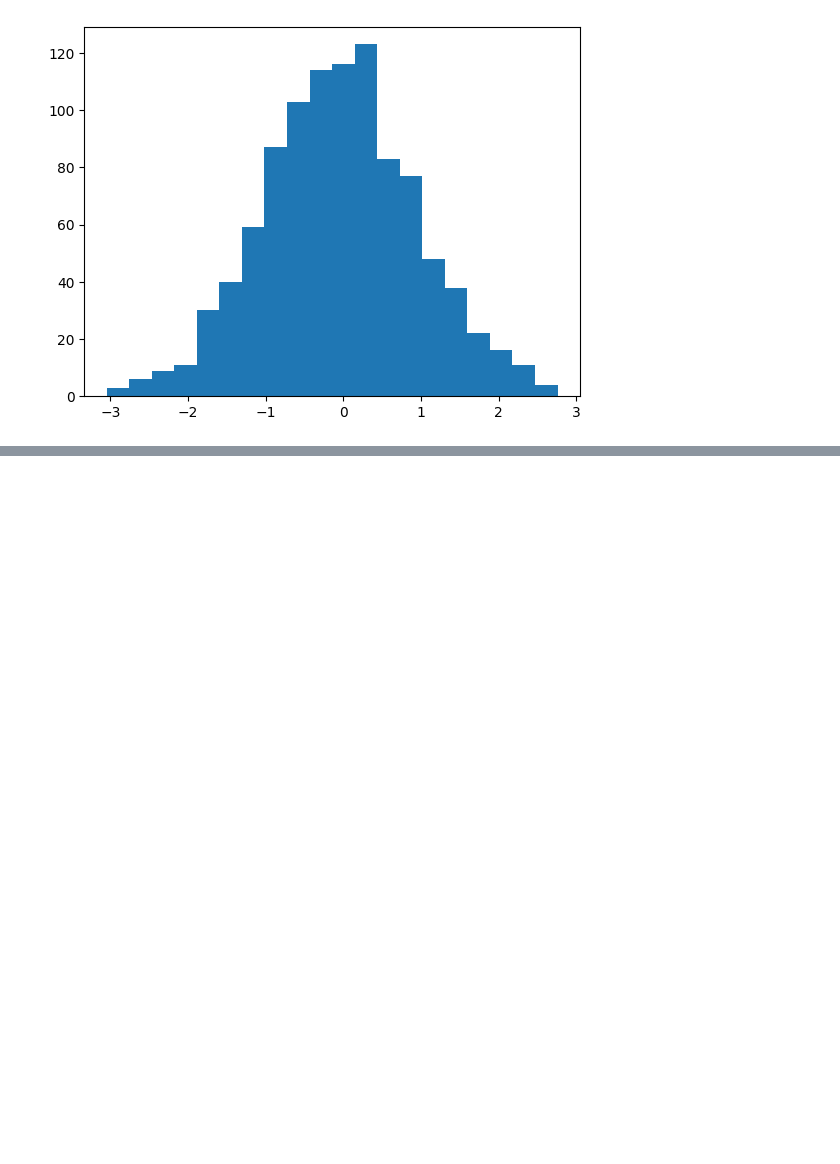
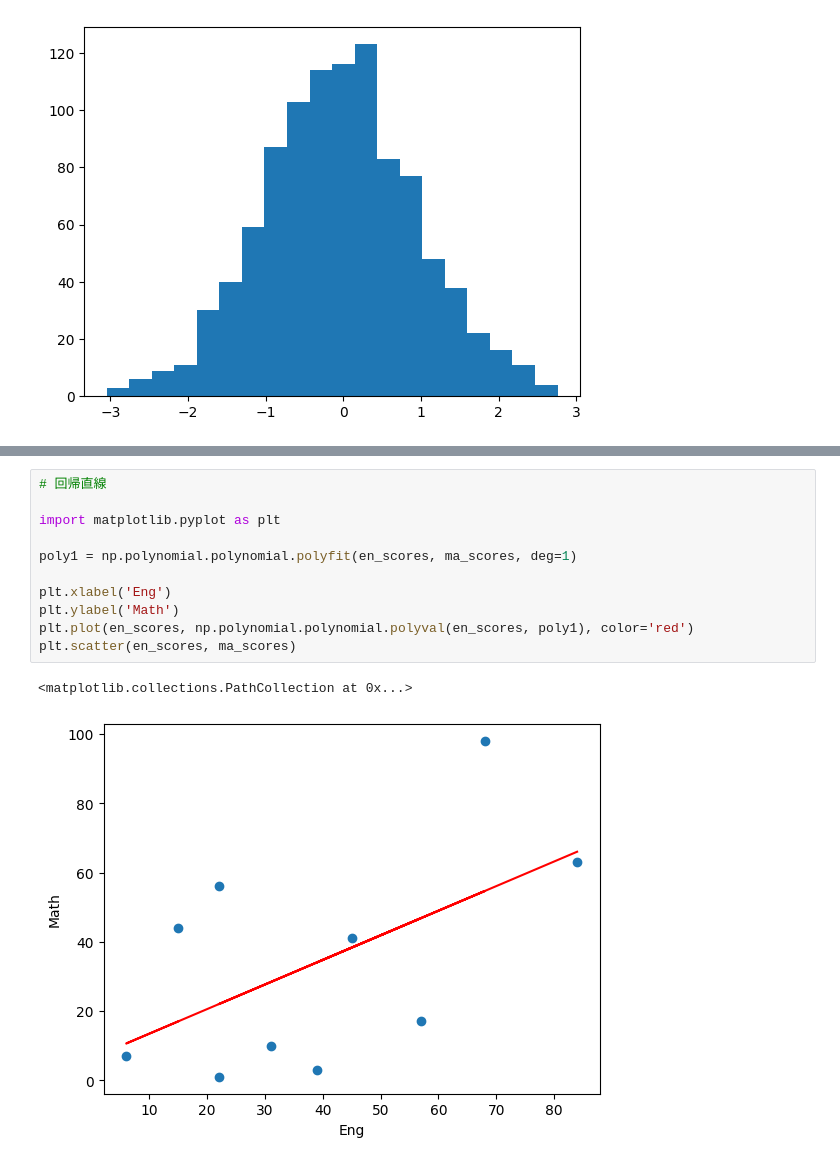
Before and after one commit to MasahiroAraki/SpeechRecognition, a Jupyter notebook: Python/pyintro2.ipynb, the cells around one changed output, grey strips where cells are left out. Cells and saved outputs as stored; diff of their text form; blank space fills up the shorter version.

```diff
--- a/Python/pyintro2.ipynb
+++ b/Python/pyintro2.ipynb
@@ -295,0 +450,14 @@ plt.hist(data, bins=20)
+# %%
+# 回帰直線
+
+import matplotlib.pyplot as plt
+
+poly1 = np.polynomial.polynomial.polyfit(en_scores, ma_scores, deg=1)
+
+plt.xlabel('Eng')
+plt.ylabel('Math')
+plt.plot(en_scores, np.polynomial.polynomial.polyval(en_scores, poly1), color='red')
+plt.scatter(en_scores, ma_scores)
+# %% [output]
+<matplotlib.collections.PathCollection at 0x...>
+[figure, added]
```
Also changed, not shown: parts of 23 cells of this notebook.
